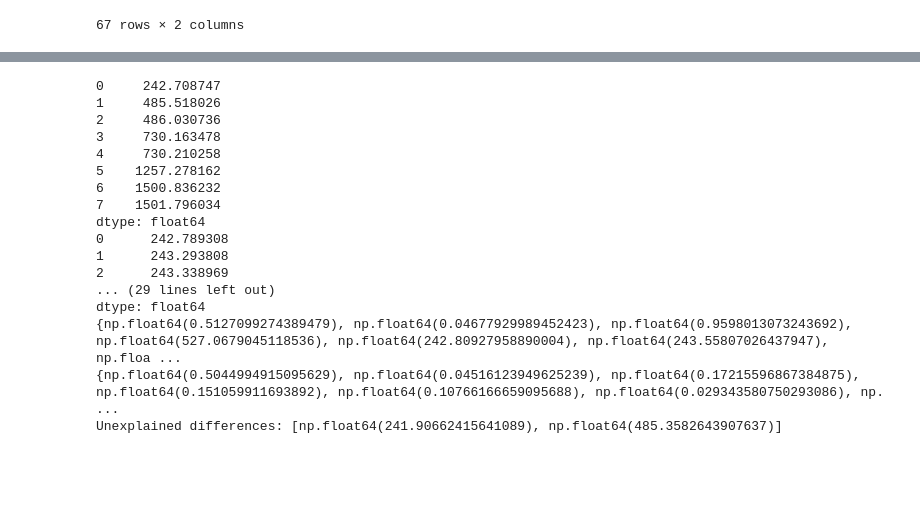
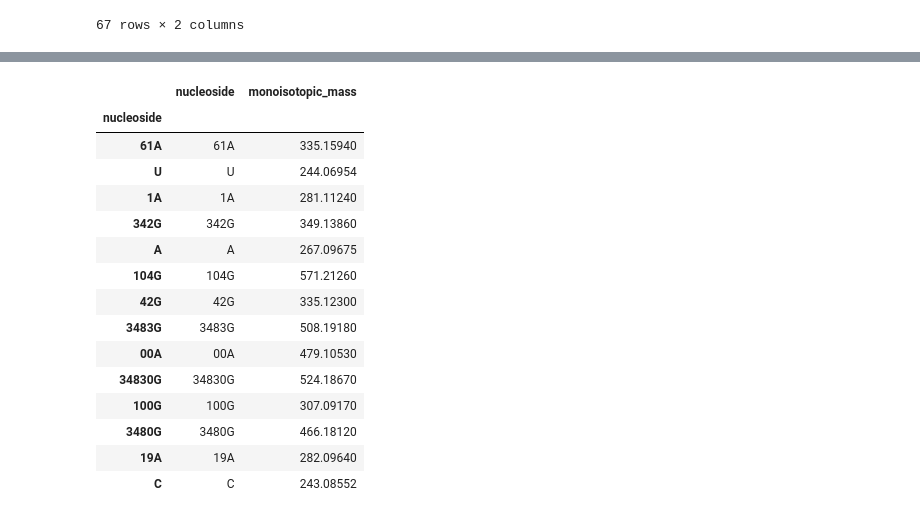
Before and after one commit to spectrseq/spectrseqtools-evaluation, a Jupyter notebook: playground/ilp.ipynb, the cells around one changed output, grey strips where cells are left out. Saved outputs shown, nothing was run; the diff lists cells and outputs as text; code cells hidden in the pictures; blank space fills up the shorter version.

```diff
--- a/playground/ilp.ipynb
+++ b/playground/ilp.ipynb
@@ -121,22 +121,23 @@ fragments, fragment_masses, fragment_noise
 from itertools import combinations
 
 
-def reduce_alphabet_by_fragments(the_base_masses):
+def reduce_alphabet_by_fragments(the_base_masses, reduce_although_unexplained: bool):
     # TODO: the -2.0 should be informed by the variance in the measurements
     min_plausible_nucleoside_diff = the_base_masses["monoisotopic_mass"].min() - 2.0
+
+    max_plausible_singular_nucleoside_mass = the_base_masses["monoisotopic_mass"].max() + 2.0
 
     start_masses = pd.Series(sorted(fragment_masses[i] for i in start_fragments))
     end_masses = pd.Series(sorted(fragment_masses[i] for i in end_fragments))
 
-    print(start_masses)
-    print(end_masses)
-
     def mass_diffs(masses):
         diffs = set(masses[1:].values - masses[:-1].values)
-        print(diffs)
         return diffs
 
-    diffs = sorted(mass_diffs(start_masses) | mass_diffs(end_masses))
+    def singular_masses(masses):
+        return set(mass for mass in masses if mass <= max_plausible_singular_nucleoside_mass)
+
+    diffs = sorted(mass_diffs(start_masses) | mass_diffs(end_masses) | singular_masses(fragment_masses))
 
     def is_similar(mass_a, mass_b):
         return abs(mass_a - mass_b) < 1.0
@@ -165,26 +166,6 @@ def reduce_alphabet_by_fragments(the_base_masses):
         )
         return explanations
 
-    def get_similar_nucleosides():
-        i_diff = 0
-        sorted_masses = the_base_masses.sort_values("monoisotopic_mass")
-        for item in sorted_masses.itertuples():
-            # move until close enough to next mass in base_masses
-            # (diffs are sorted)
-            # TODO the -1.0 should be informed by the variance in the measurements
-            while i_diff < len(diffs) and diffs[i_diff] < item.monoisotopic_mass - 1.0:
-                i_diff += 1
-            j = 0
-            # TODO the +1.0 should be informed by the variance in the measurements
-            while (
-                i_diff + j < len(diffs)
-                and diffs[i_diff + j] <= item.monoisotopic_mass + 1.0
-            ):
-                diff_mass = diffs[i_diff + j]
-                if is_similar(diff_mass, item.monoisotopic_mass):
-                    yield item.nucleoside
-                j += 1
-
     explanations = explain_diffs(diffs)
 
     # unexplained differences, only consider those
@@ -194,7 +175,7 @@ def reduce_alphabet_by_fragments(the_base_masses):
         if not expls and diff > min_plausible_nucleoside_diff
     ]
 
-    if unexplained:
+    if unexplained and not reduce_although_unexplained:
         # at least one fragment differs by more than two nucleosides,
         # so we can't reduce the alphabet with this heuristic so far
         print("Unexplained differences:", unexplained)
@@ -210,31 +191,31 @@ def reduce_alphabet_by_fragments(the_base_masses):
 
     all_nucleosides = list(set(get_nucleosides(explanations)))
 
-    print(all_nucleosides)
-
     return the_base_masses.loc[all_nucleosides]
 # %%
-reduced_alphabet_masses = reduce_alphabet_by_fragments(base_masses_representatives)
+reduced_alphabet_masses = reduce_alphabet_by_fragments(
+    base_masses_representatives, reduce_although_unexplained=True
+)
 if reduced_alphabet_masses is None:
     reduced_alphabet_masses = base_masses_representatives
+reduced_alphabet_masses
 # %% [output]
-0     242.708747
-1     485.518026
-2     486.030736
-3     730.163478
-4     730.210258
-5    1257.278162
-6    1500.836232
-7    1501.796034
-dtype: float64
-0      242.789308
-1      243.293808
-2      243.338969
-... (29 lines left out)
-dtype: float64
-{np.float64(0.5127099274389479), np.float64(0.04677929989452423), np.float64(0.9598013073243692), np.float64(527.0679045118536), np.float64(242.80927958890004), np.float64(243.55807026437947), np.floa ...
-{np.float64(0.5044994915095629), np.float64(0.04516123949625239), np.float64(0.17215596867384875), np.float64(0.151059911693892), np.float64(0.10766166659095688), np.float64(0.029343580750293086), np. ...
-Unexplained differences: [np.float64(241.90662415641089), np.float64(485.3582643907637)]
+|  | nucleoside | monoisotopic_mass |
+| nucleoside |  |  |
+| 61A | 61A | 335.15940 |
+| U | U | 244.06954 |
+| 1A | 1A | 281.11240 |
+| 342G | 342G | 349.13860 |
+| A | A | 267.09675 |
+| 104G | 104G | 571.21260 |
+| 42G | 42G | 335.12300 |
+| 3483G | 3483G | 508.19180 |
+| 00A | 00A | 479.10530 |
+| 34830G | 34830G | 524.18670 |
+| 100G | 100G | 307.09170 |
+| 3480G | 3480G | 466.18120 |
+| 19A | 19A | 282.09640 |
+| C | C | 243.08552 |
 # %%
 def estimate_seq(base_masses):
     prob = LpProblem("RNA sequencing", LpMinimize)
```
Also changed, not shown: parts of 13 cells of this notebook, 8 other files.
